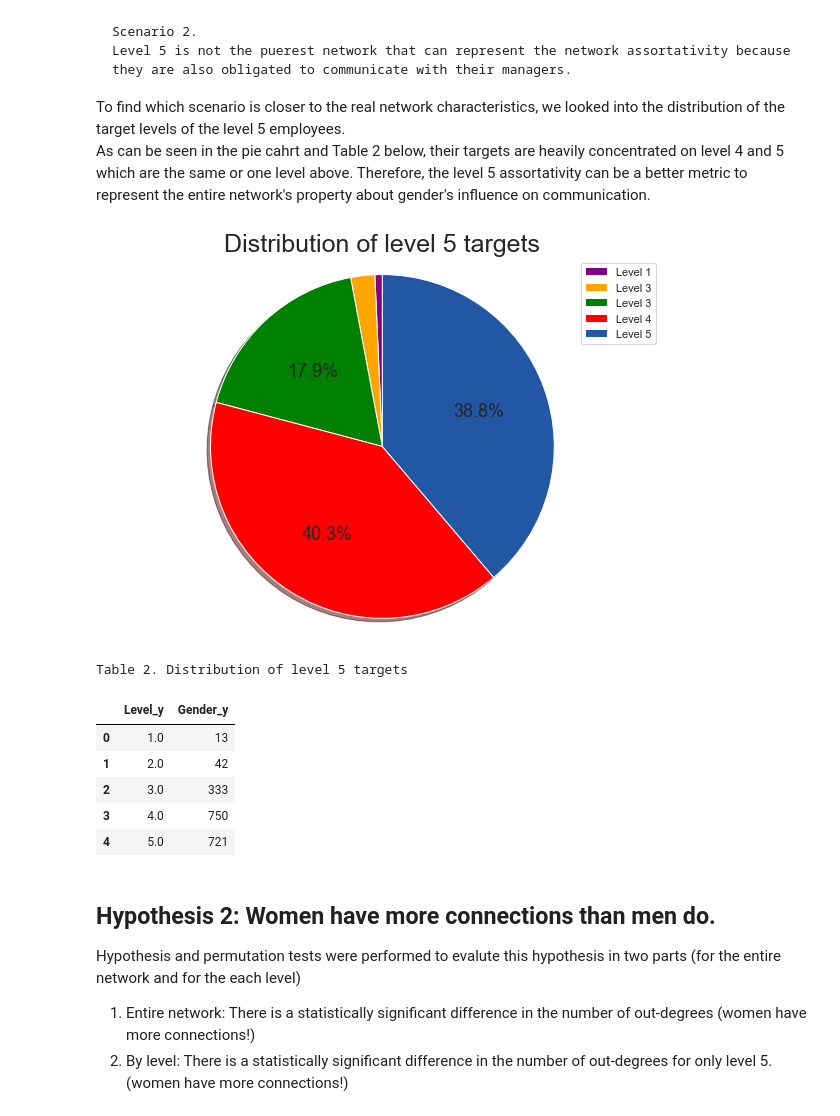
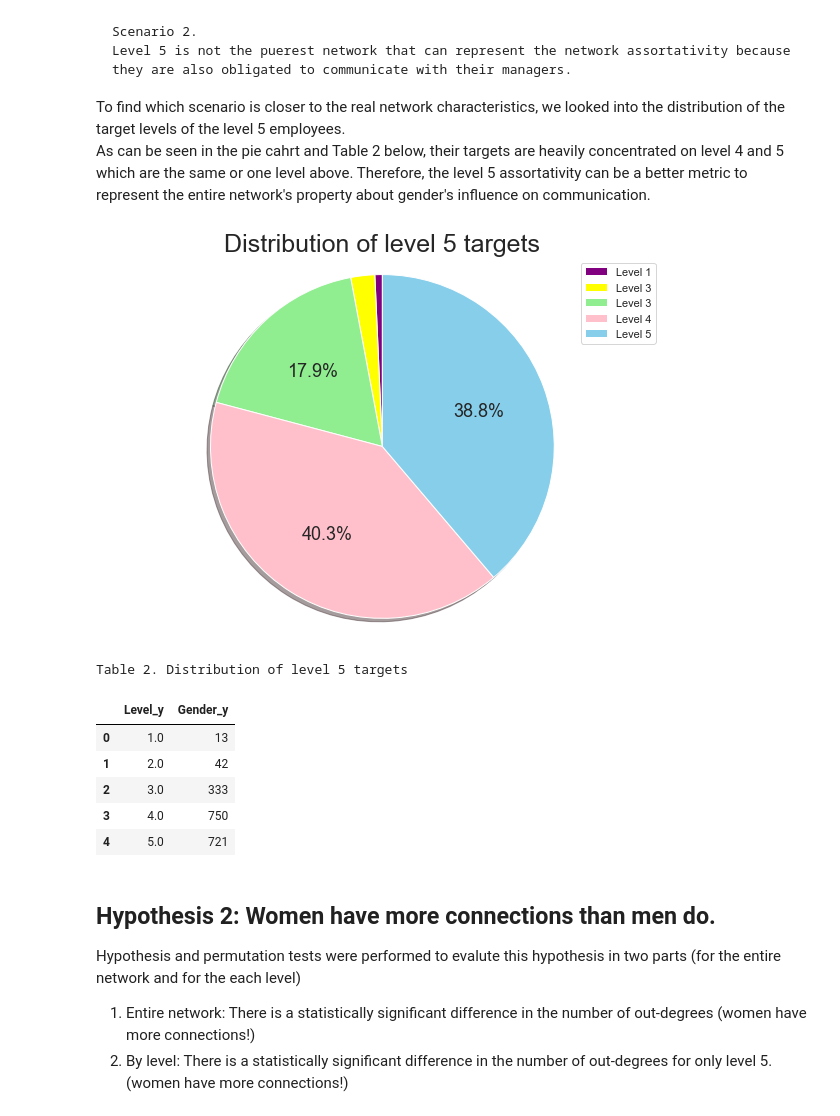
Before and after one commit to feelzoo/assortativity, a Jupyter notebook: Assortativity.ipynb, the cells around one changed output. Saved outputs shown, nothing was run; the diff lists cells and outputs as text; code cells hidden in the pictures.

```diff
--- a/Assortativity.ipynb
+++ b/Assortativity.ipynb
@@ -37,20 +37,20 @@ As can be seen in the pie cahrt and Table 2 below, their targets are heavily con
 # %%
 def my_autopct(pct):
     return ('%.1f%%' % pct) if pct > 10 else ''
 target5 = level5[['Level_y','Gender_y']]
 target5 = target5.groupby('Level_y').Gender_y.count().reset_index()
 target_label = ['Level 1','Level 3','Level 3','Level 4','Level 5']
-colors = ['purple','orange','green','red','#2157A4']
+colors = ['purple','yellow','lightgreen','pink','skyblue']
 pie, ax = plt.subplots(figsize=[10,7])
 plt.pie(x=target5['Gender_y'],autopct = my_autopct,startangle = 90,shadow=True,colors=colors,textprops={'fontsize': 18})
 plt.title('Distribution of level 5 targets',fontsize= 25)
 ax.legend(target_label,loc='upper right')
 ax.axis('equal')
 plt.show()
 print('Table 2. Distribution of level 5 targets')
 target5
 # %% [output]
-[figure, old version]
+[figure, new version]
 Table 2. Distribution of level 5 targets
 |  | Level_y | Gender_y |
 | 0 | 1.0 | 13 |
```
